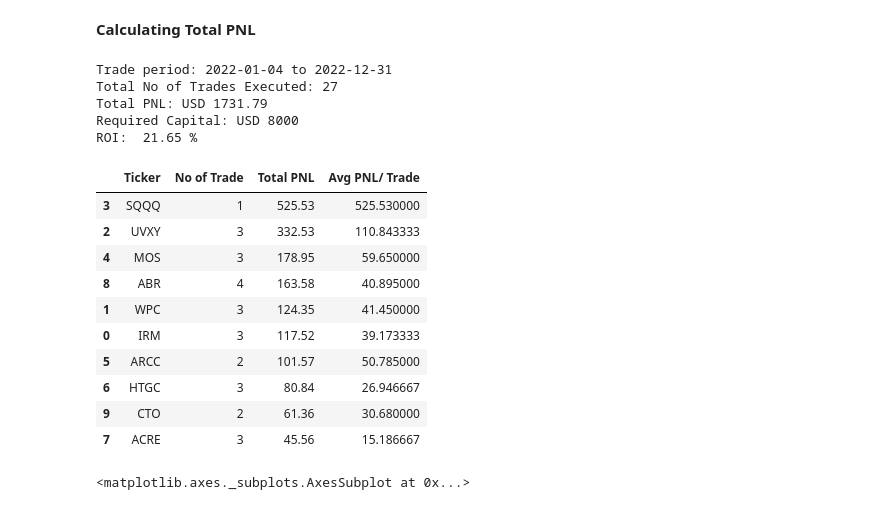
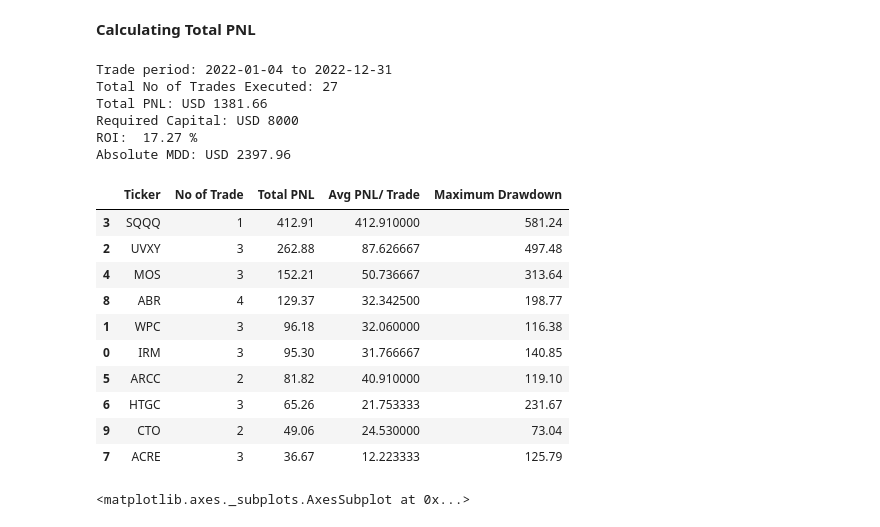
Before and after one commit to jade-lam/AlgorithmicTrading, a Jupyter notebook: Backtesting & PNL Calculation.ipynb, the cells around one changed output. Drawn from its saved outputs; the diff is of its cells as text; code cells hidden in the pictures.

```diff
--- a/Backtesting & PNL Calculation.ipynb
+++ b/Backtesting & PNL Calculation.ipynb
@@ -118,7 +121,7 @@ pd.core.indexing.IndexingMixin.xloc = property(lambda frame: XLocIndexer(frame))
 def backtest_macd(df):
   #start_index = 0
   #end_index = len(df)
-  pos_size = 1000
+  pos_size = 800
   pos_opened = False
   open_price  = 0
   close_price = 0
@@ -176,15 +179,15 @@ def backtest_macd(df):
     # calculating daily drawdowns
     #else (pos_opened == True):
     elif (pos_opened==True):
-      #df.loc[i, 'Position'] = 1
       df.loc[i, 'Equity Value']   = (now_close * lot_size)
       df.loc[i, 'MDD_dollar']     = (now_close * lot_size) - initial_equity_value
 
   total_profit = round(sum(pnl_list), 2)
   num_of_trade = round(len(pnl_list), 2)
   avg_pnl = total_profit/ num_of_trade if num_of_trade else 0
+  max_mdd = df['MDD_dollar'].max().round(2)
 
-  return num_of_trade, total_profit, avg_pnl
+  return num_of_trade, total_profit, avg_pnl, max_mdd
 # %% [markdown]
 **Calculating Total PNL**
 # %%
@@ -199,36 +202,39 @@ for ticker in df_list:
     backtest_dict = dict(zip(ticker_list, backtest_values))
     backtest_raw = pd.DataFrame(backtest_dict.items(), columns=['Ticker', 'Values'])
     backtest_result = pd.concat([backtest_raw['Ticker'], pd.DataFrame(backtest_raw['Values'].tolist())],axis = 1)
-    backtest_result.columns = ['Ticker', 'No of Trade', 'Total PNL', 'Avg PNL/ Trade']
+    backtest_result.columns = ['Ticker', 'No of Trade', 'Total PNL', 'Avg PNL/ Trade', 'Maximum Drawdown']
     Full_PNL = backtest_result['Total PNL'].sum().round(2)
   except:
     print('No Trade')
 # %%
 measure_date = df_list[1].loc[1, 'Date']
 print('Trade period:', (measure_date.strftime('%Y-%m-%d')), 'to', end_date)
 ROI = ((Full_PNL/ initial_capital)*100).round(2)
+MDD = backtest_result['Maximum Drawdown'].sum()
 print('Total No of Trades Executed:', (backtest_result['No of Trade'].sum()))
 print('Total PNL: USD', Full_PNL)
 print('Required Capital: USD', initial_capital)
 print('ROI: ', ROI, '%')
+print('Absolute MDD: USD', MDD)
 backtest_result.sort_values(by=['Total PNL', 'Avg PNL/ Trade'], ascending=False)
 # %% [output]
 Trade period: 2022-01-04 to 2022-12-31
 Total No of Trades Executed: 27
-Total PNL: USD 1731.79
+Total PNL: USD 1381.66
 Required Capital: USD 8000
-ROI:  21.65 %
+ROI:  17.27 %
+Absolute MDD: USD 2397.96
-|  | Ticker | No of Trade | Total PNL | Avg PNL/ Trade |
-| 3 | SQQQ | 1 | 525.53 | 525.530000 |
-| 2 | UVXY | 3 | 332.53 | 110.843333 |
-| 4 | MOS | 3 | 178.95 | 59.650000 |
-| 8 | ABR | 4 | 163.58 | 40.895000 |
-| 1 | WPC | 3 | 124.35 | 41.450000 |
-| 0 | IRM | 3 | 117.52 | 39.173333 |
-| 5 | ARCC | 2 | 101.57 | 50.785000 |
-| 6 | HTGC | 3 | 80.84 | 26.946667 |
-| 9 | CTO | 2 | 61.36 | 30.680000 |
-| 7 | ACRE | 3 | 45.56 | 15.186667 |
+|  | Ticker | No of Trade | Total PNL | Avg PNL/ Trade | Maximum Drawdown |
+| 3 | SQQQ | 1 | 412.91 | 412.910000 | 581.24 |
+| 2 | UVXY | 3 | 262.88 | 87.626667 | 497.48 |
+| 4 | MOS | 3 | 152.21 | 50.736667 | 313.64 |
+| 8 | ABR | 4 | 129.37 | 32.342500 | 198.77 |
+| 1 | WPC | 3 | 96.18 | 32.060000 | 116.38 |
+| 0 | IRM | 3 | 95.30 | 31.766667 | 140.85 |
+| 5 | ARCC | 2 | 81.82 | 40.910000 | 119.10 |
+| 6 | HTGC | 3 | 65.26 | 21.753333 | 231.67 |
+| 9 | CTO | 2 | 49.06 | 24.530000 | 73.04 |
+| 7 | ACRE | 3 | 36.67 | 12.223333 | 125.79 |
 # %%
 ABR[['MACD', 'MACD_signal']].plot(figsize=(12,4))
 # %% [output]
```
Also changed, not shown: parts of 5 cells of this notebook.
